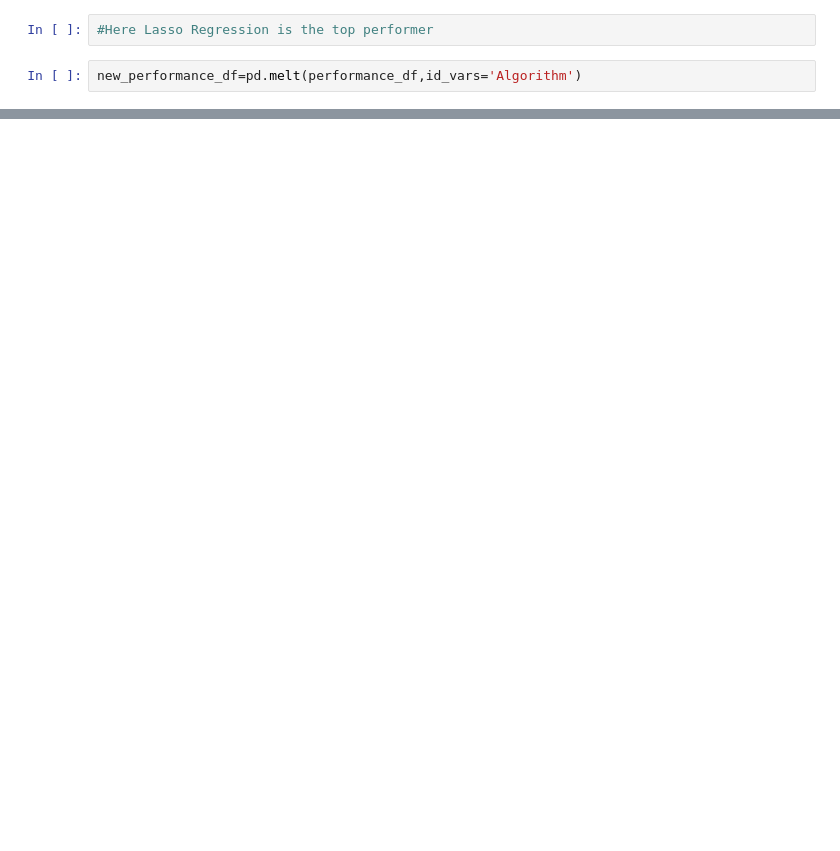
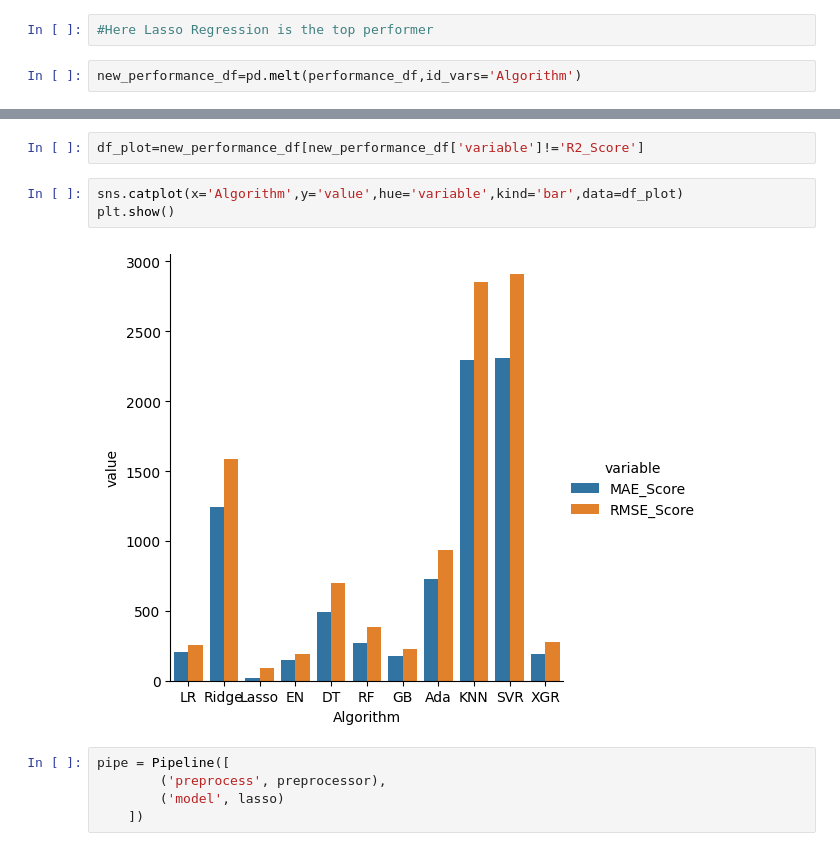
Before and after one commit to abishekparajuli-np/MLProjects, a Jupyter notebook: Car Price Prediction/car_price_prediction.ipynb, the cells around one changed output, grey strips where cells are left out. Saved outputs shown, nothing was run; the diff lists cells and outputs as text; blank space fills up the shorter version.

```diff
--- a/Car Price Prediction/car_price_prediction.ipynb
+++ b/Car Price Prediction/car_price_prediction.ipynb
@@ -419,0 +419,12 @@ plt.show()
+# %%
+df_plot=new_performance_df[new_performance_df['variable']!='R2_Score']
+# %%
+sns.catplot(x='Algorithm',y='value',hue='variable',kind='bar',data=df_plot)
+plt.show()
+# %% [output]
+[figure, added]
+# %%
+pipe = Pipeline([
+        ('preprocess', preprocessor),
+        ('model', lasso)
+    ])
```
Also changed, not shown: parts of 9 cells of this notebook, 1 other file.
